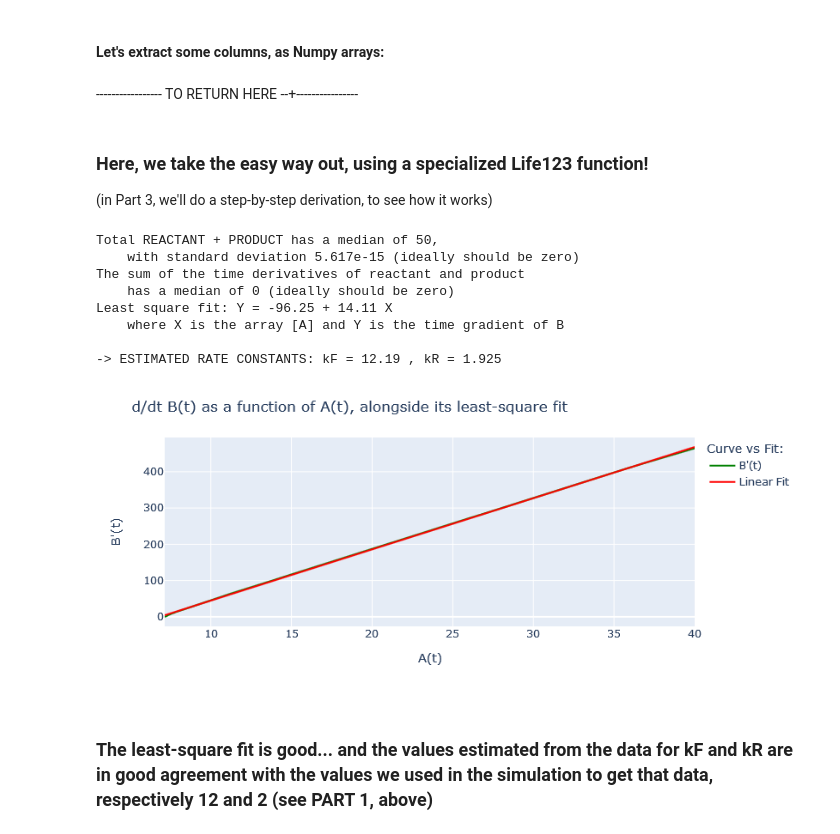
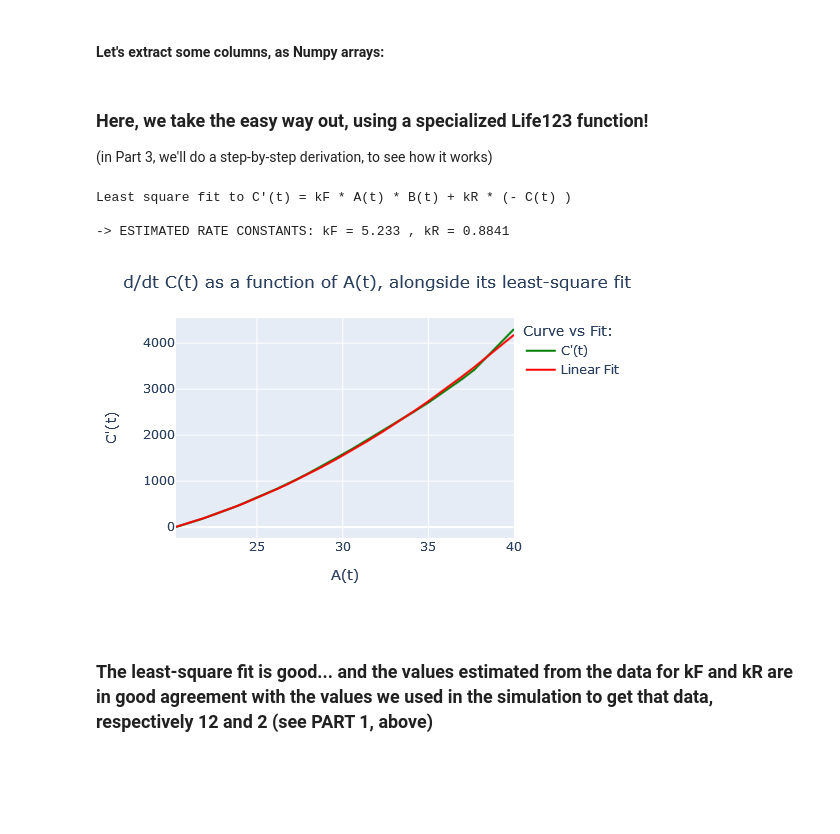
Before and after one commit to BrainAnnex/life123, a Jupyter notebook: experiments/reactions_single_compartment/mystery_reaction_2.ipynb, the cells around one changed output. Saved outputs shown, nothing was run; the diff lists cells and outputs as text; code cells hidden in the pictures; blank space fills up the shorter version.

Commit message:
new method UniformCompartment.estimate_rate_constants_association()
Further development with experiment "mystery_reaction_2.py"

```diff
--- a/experiments/reactions_single_compartment/mystery_reaction_2.ipynb
+++ b/experiments/reactions_single_compartment/mystery_reaction_2.ipynb
@@ -115,25 +115,18 @@ A_conc = df["A"].to_numpy()
 B_conc = df["B"].to_numpy()
 # %%
 C_conc = df["C"].to_numpy()
-# %% [markdown]
------------------ TO RETURN HERE --+----------------
 # %% [markdown]
 ### **Here, we take the easy way out,** using a specialized Life123 function!
 (in Part 3, we'll do a step-by-step derivation, to see how it works)
 # %%
-dynamics.estimate_rate_constants(t=t_arr,
-                                 reactant_conc=A_conc, product_conc=B_conc,
-                                 reactant_name="A", product_name="B")
+dynamics.estimate_rate_constants_association(t=t_arr,
+                                             A_conc=A_conc, B_conc=B_conc, C_conc=C_conc,
+                                             reactants=["A", "B"], product="C")
 # %% [output]
-Total REACTANT + PRODUCT has a median of 50,
-    with standard deviation 5.617e-15 (ideally should be zero)
-The sum of the time derivatives of reactant and product
-    has a median of 0 (ideally should be zero)
-Least square fit: Y = -96.25 + 14.11 X
-    where X is the array [A] and Y is the time gradient of B
+Least square fit to C'(t) = kF * A(t) * B(t) + kR * (- C(t) )
 
--> ESTIMATED RATE CONSTANTS: kF = 12.19 , kR = 1.925
+-> ESTIMATED RATE CONSTANTS: kF = 5.233 , kR = 0.8841
-[figure, old version]
+[figure, new version]
 # %% [markdown]
 ### The least-square fit is good...  and the values estimated from the data for kF and kR are in good agreement with the values we used in the simulation to get that data, respectively 12 and 2 (see PART 1, above)
 # %% [markdown]
```
Also changed, not shown: parts of 8 cells of this notebook, 7 other files.
